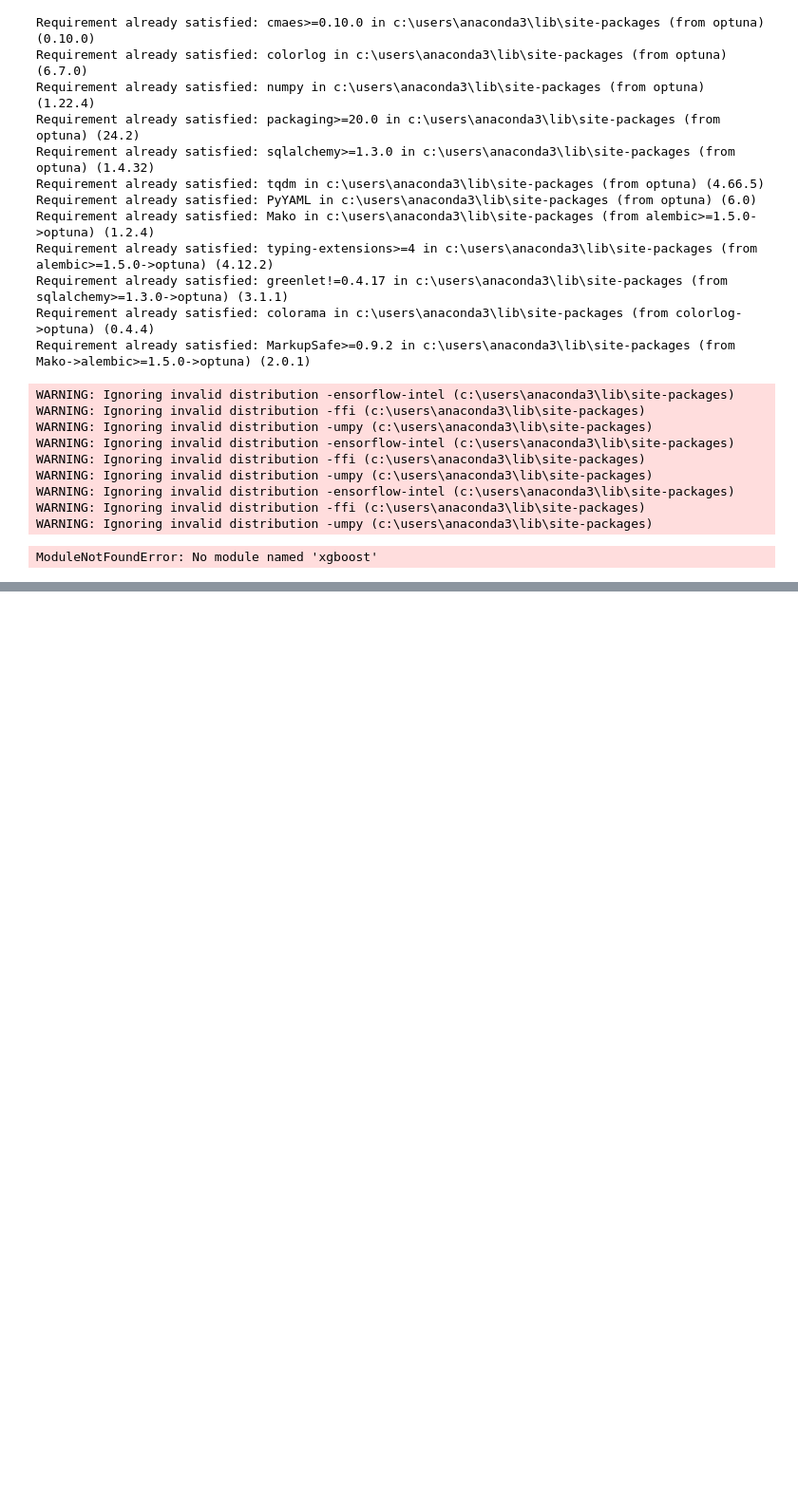
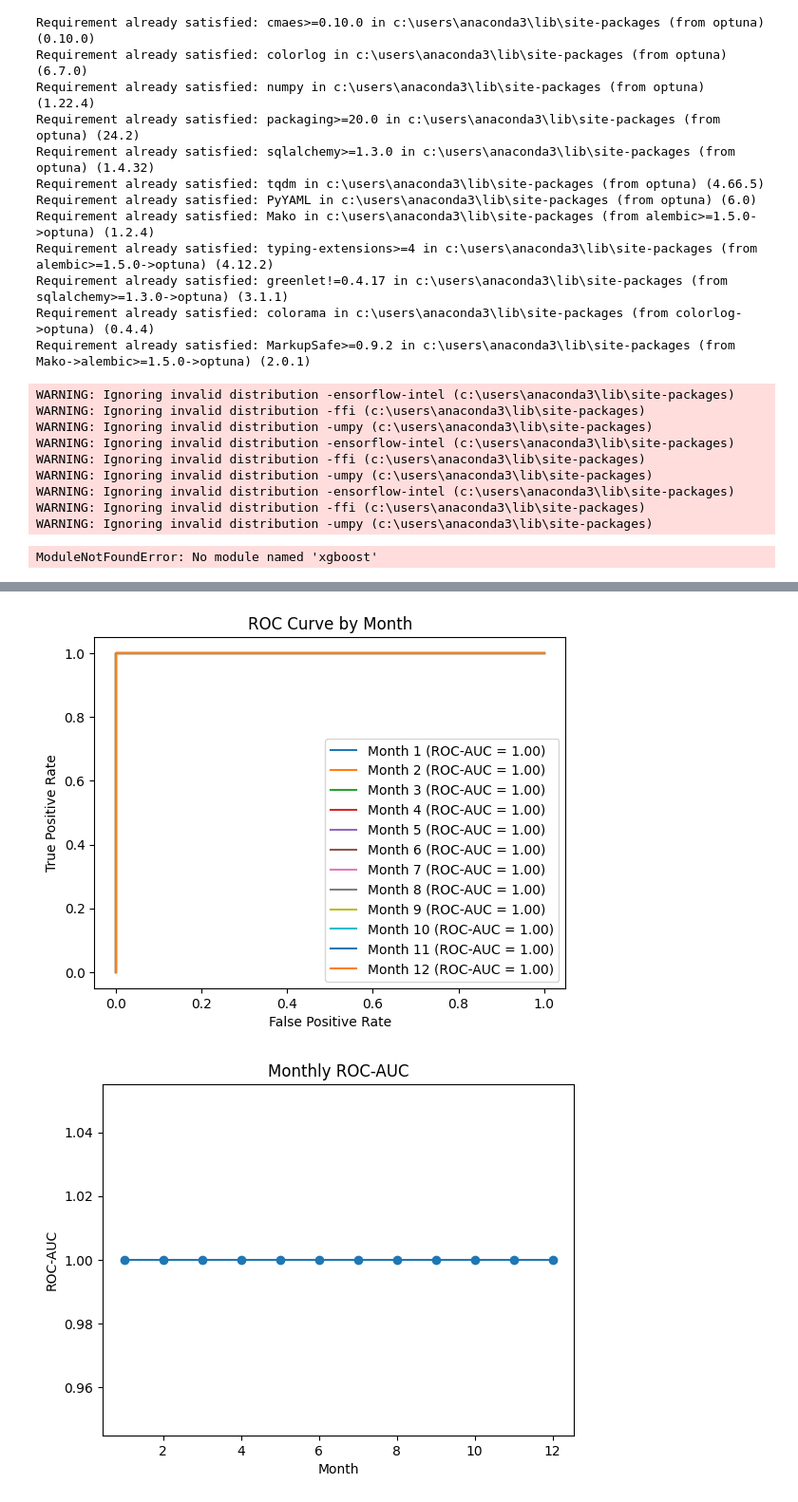
Before and after one commit to MaximIgitov/baltika_hack, a Jupyter notebook: baseline.ipynb, the cells around one changed output, grey strips where cells are left out. Shown: that part at 95% size. Saved outputs shown, nothing was run; the diff lists cells and outputs as text; code cells hidden in the pictures; blank space fills up the shorter version.

```diff
--- a/baseline.ipynb
+++ b/baseline.ipynb
@@ -409,0 +627,8 @@ ModuleNotFoundError: No module named 'xgboost'
+# %%
+# Оптимизация гиперпараметров
+study = optuna.create_study(direction='maximize', sampler=TPESampler())
+study.optimize(objective, n_trials=50)
+
+# Лучшие параметры
+print(f'Best ROC-AUC: {study.best_value}')
+print(f'Best parameters: {study.best_params}')
@@ -409,0 +655,12 @@ ModuleNotFoundError: No module named 'xgboost'
+# %%
+# Обучение модели с лучшими параметрами
+best_params = study.best_params
+model = Pipeline(steps=[
+    ('preprocessor', preprocessor),
+    ('classifier', RandomForestClassifier(**best_params, random_state=42))
+])
+
+model.fit(X_train, y_train)
+y_pred_proba = model.predict_proba(X_test)[:, 1]
+roc_auc = roc_auc_score(y_test, y_pred_proba)
+print(f'Final ROC-AUC: {roc_auc}')
@@ -409,0 +918,51 @@ ModuleNotFoundError: No module named 'xgboost'
+# %%
+import pandas as pd
+import numpy as np
+import matplotlib.pyplot as plt
+from sklearn.metrics import roc_auc_score, roc_curve
+
+# Проходим по данным по месяцам
+monthly_metrics = []
+
+for month in range(1, 13):
+    monthly_data = breakdowns_df[breakdowns_df['start'].dt.month == month]
+    if monthly_data.empty:
+        continue
+
+    X_month = monthly_data[['hour', 'day_of_week', 'month', 'duration', 'log_duration', 'duration_bin', 'reason_group',
+                            'target_lag_1_days', 'target_lag_3_days', 'target_lag_7_days',
+                            'duration_lag_1_days', 'duration_lag_3_days', 'duration_lag_7_days',
+                            'breakdowns_last_1_days', 'breakdowns_last_3_days', 'breakdowns_last_7_days',
+                            'duration_avg_last_1_days', 'duration_avg_last_3_days', 'duration_avg_last_7_days']]
+    y_month = monthly_data['target']
+
+    # Предсказание
+    y_pred_proba = model.predict_proba(X_month.fillna(0))[:, 1]
+    valid_idx = ~y_month.isna()
+    y_month = y_month[valid_idx]
+    y_pred_proba = y_pred_proba[valid_idx]
+    # ROC-AUC метрика
+    roc_auc = roc_auc_score(y_month, y_pred_proba)
+    monthly_metrics.append({'month': month, 'roc_auc': roc_auc})
+
+    # Строим ROC-кривую
+    fpr, tpr, _ = roc_curve(y_month, y_pred_proba)
+    plt.plot(fpr, tpr, label=f'Month {month} (ROC-AUC = {roc_auc:.2f})')
+
+# Финальный график ROC-кривых
+plt.xlabel('False Positive Rate')
+plt.ylabel('True Positive Rate')
+plt.title('ROC Curve by Month')
+plt.legend()
+plt.show()
+
+# График ROC-AUC по месяцам
+metrics_df = pd.DataFrame(monthly_metrics)
+plt.plot(metrics_df['month'], metrics_df['roc_auc'], marker='o')
+plt.xlabel('Month')
+plt.ylabel('ROC-AUC')
+plt.title('Monthly ROC-AUC')
+plt.show()
+# %% [output]
+[figure, added]
+[figure, added]
```
Also changed, not shown: parts of 23 cells of this notebook.
